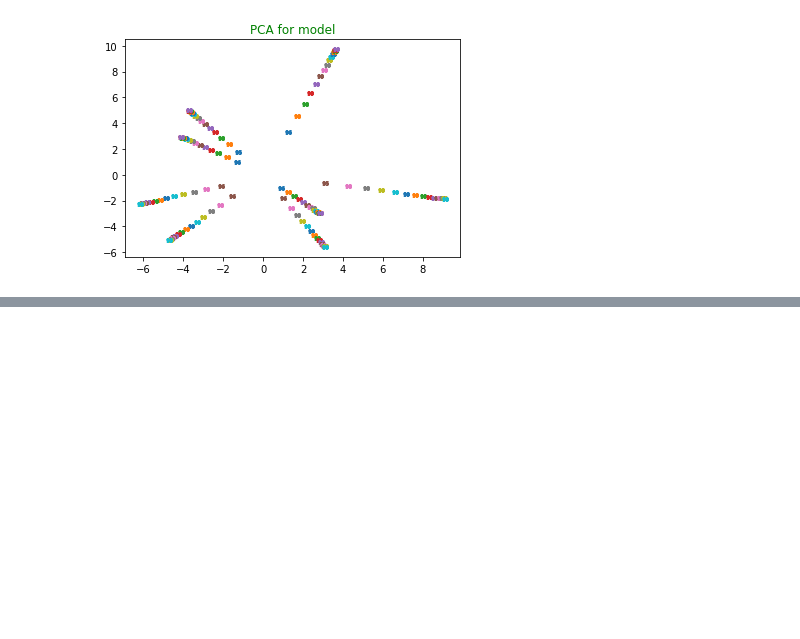
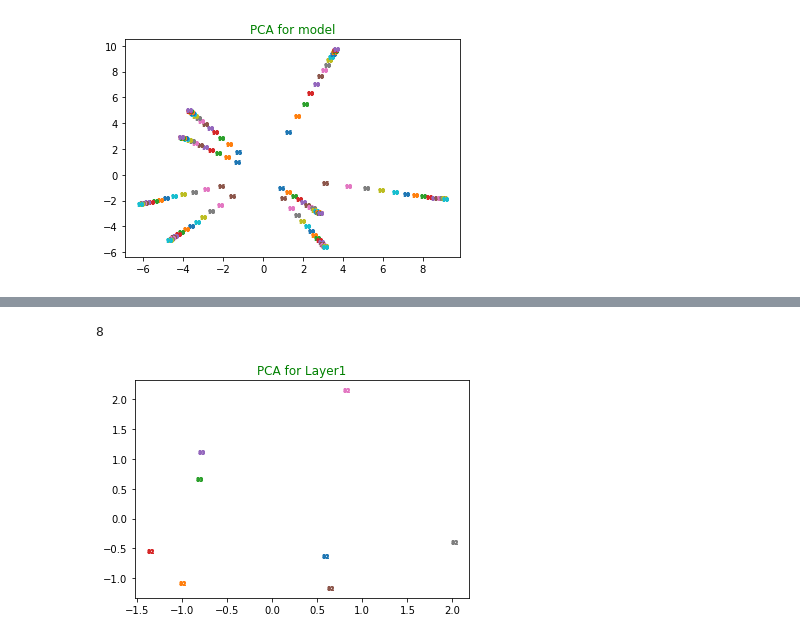
Before and after one commit to DineshchandarR/CPSC-8430-Deep-Learning-001, a Jupyter notebook: HW1/HW1.2_Visualize the Optimization Process_p2 copy.ipynb, the cells around one changed output, grey strips where cells are left out. Saved outputs shown, nothing was run; the diff lists cells and outputs as text; code cells hidden in the pictures; blank space fills up the shorter version.

Commit message:
PCA with 45 epoch

```diff
--- a/HW1/HW1.2_Visualize the Optimization Process_p2 copy.ipynb
+++ b/HW1/HW1.2_Visualize the Optimization Process_p2 copy.ipynb
@@ -364,3 +364,7 @@ plt.savefig('D:/Clemson/COURSE/SEM-2/CPSC-8430 Deep Learning - 001/Homework/CPSC
 plt.show()
 # %% [output]
 [figure]
+# %%
+epoch1stEpoch= allEpochDf.loc[(allEpochDf['eps']+1) == 1]
+epoch1stEpoch = epoch1stEpoch.reset_index(drop=True)
+epoch1stEpoch
@@ -366,0 +381,22 @@ plt.show()
+# %%
+test = np.array(epoch1stEpoch.Acc)
+fl = []
+for i in range(len(test)):
+    fl.append(str(int(test[i])))
+len(fl)
+# %% [output]
+8
+# %%
+for i in range(len(fl)):
+    m = fl[i]
+    plt.scatter(epoch1stEpoch['x'][i],epoch1stEpoch['y'][i],marker=f'${m}$')
+    plt.title("PCA for Layer1",color="g")
+
+plt.savefig('D:/Clemson/COURSE/SEM-2/CPSC-8430 Deep Learning - 001/Homework/CPSC-8430-Deep-Learning-001/HW1/plots/PCA_Layer1.jpg',
+            format='jpeg',
+            dpi=700,
+            bbox_inches='tight')
+
+plt.show()
+# %% [output]
+[figure, added]
```
Also changed, not shown: parts of 6 cells of this notebook, 2 other files.
